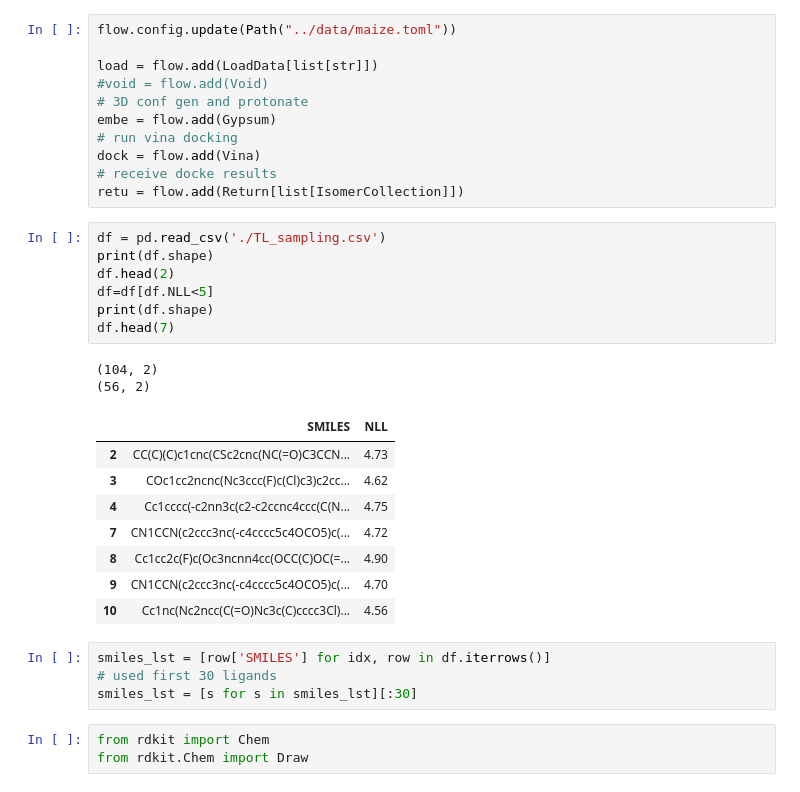
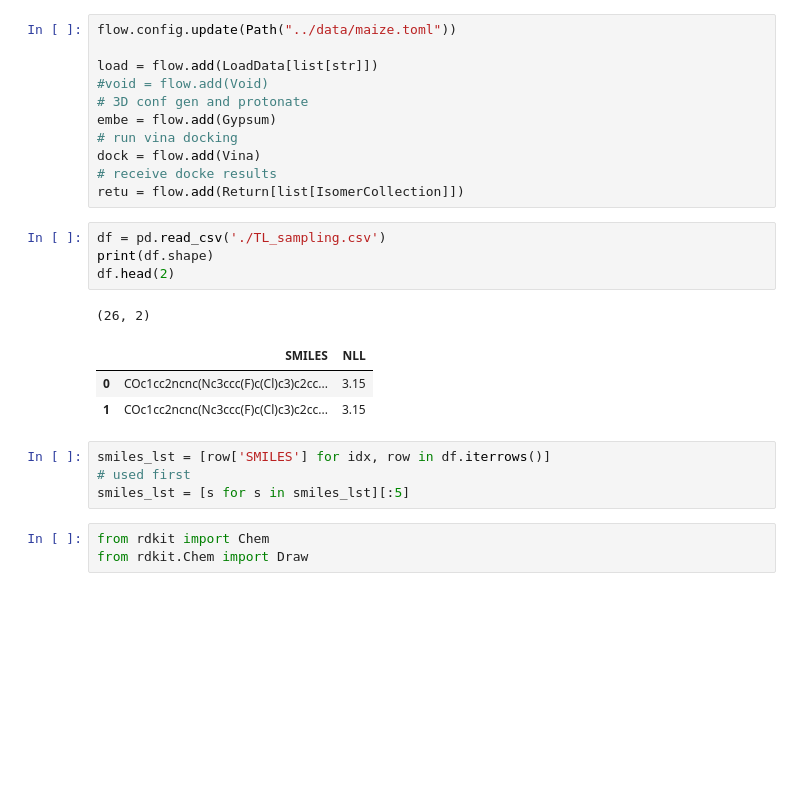
Before and after one commit to cbi-society/cheminfo_tutorial_20241028, a Jupyter notebook: notebook/07_Build_SBDD_WF.ipynb, the cells around one changed output. Saved outputs shown, nothing was run; the diff lists cells and outputs as text; blank space fills up the shorter version.

```diff
--- a/notebook/07_Build_SBDD_WF.ipynb
+++ b/notebook/07_Build_SBDD_WF.ipynb
@@ -24,25 +24,16 @@ retu = flow.add(Return[list[IsomerCollection]])
 # %%
 df = pd.read_csv('./TL_sampling.csv')
 print(df.shape)
 df.head(2)
-df=df[df.NLL<5]
-print(df.shape)
-df.head(7)
 # %% [output]
-(104, 2)
-(56, 2)
+(26, 2)
 |  | SMILES | NLL |
-| 2 | CC(C)(C)c1cnc(CSc2cnc(NC(=O)C3CCN... | 4.73 |
-| 3 | COc1cc2ncnc(Nc3ccc(F)c(Cl)c3)c2cc... | 4.62 |
-| 4 | Cc1cccc(-c2nn3c(c2-c2ccnc4ccc(C(N... | 4.75 |
-| 7 | CN1CCN(c2ccc3nc(-c4cccc5c4OCO5)c(... | 4.72 |
-| 8 | Cc1cc2c(F)c(Oc3ncnn4cc(OCC(C)OC(=... | 4.90 |
-| 9 | CN1CCN(c2ccc3nc(-c4cccc5c4OCO5)c(... | 4.70 |
-| 10 | Cc1nc(Nc2ncc(C(=O)Nc3c(C)cccc3Cl)... | 4.56 |
+| 0 | COc1cc2ncnc(Nc3ccc(F)c(Cl)c3)c2cc... | 3.15 |
+| 1 | COc1cc2ncnc(Nc3ccc(F)c(Cl)c3)c2cc... | 3.15 |
 # %%
 smiles_lst = [row['SMILES'] for idx, row in df.iterrows()]
-# used first 30 ligands
-smiles_lst = [s for s in smiles_lst][:30]
+# used first
+smiles_lst = [s for s in smiles_lst][:5]
 # %%
 from rdkit import Chem
 from rdkit.Chem import Draw
```
Also changed, not shown: parts of 7 cells of this notebook, 1 other file.
